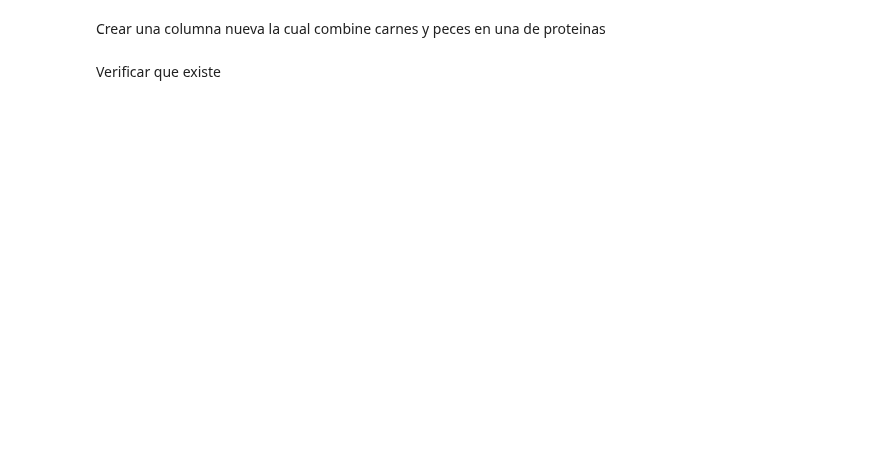
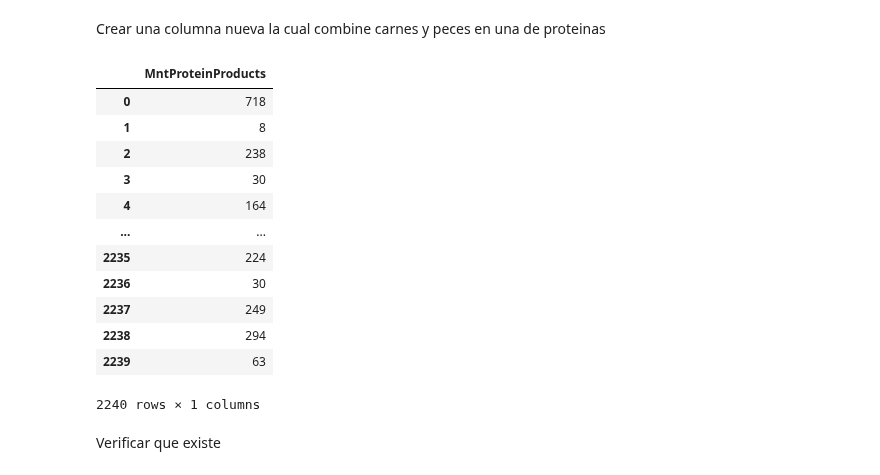
Before and after one commit to JuanDeutsch/DataSheets, a Jupyter notebook: Proyecto1/proyecto1.ipynb, the cells around one changed output. Saved outputs shown, nothing was run; the diff lists cells and outputs as text; code cells hidden in the pictures; blank space fills up the shorter version.

```diff
--- a/Proyecto1/proyecto1.ipynb
+++ b/Proyecto1/proyecto1.ipynb
@@ -319,8 +69,22 @@ Verifica si las dos columnas son numericas
 # %% [markdown]
 Crear una columna nueva la cual combine carnes y peces en una de proteinas
 # %%
-#proteinas = cdf.iloc[:, [29]]
-#proteinas
+proteinas = cdf.iloc[:, [29]]
+proteinas
+# %% [output]
+|  | MntProteinProducts |
+| 0 | 718 |
+| 1 | 8 |
+| 2 | 238 |
+| 3 | 30 |
+| 4 | 164 |
+| ... | ... |
+| 2235 | 224 |
+| 2236 | 30 |
+| 2237 | 249 |
+| 2238 | 294 |
+| 2239 | 63 |
+2240 rows × 1 columns
 # %% [markdown]
 Verificar que existe
 # %%
```
Also changed, not shown: parts of 35 cells of this notebook.
